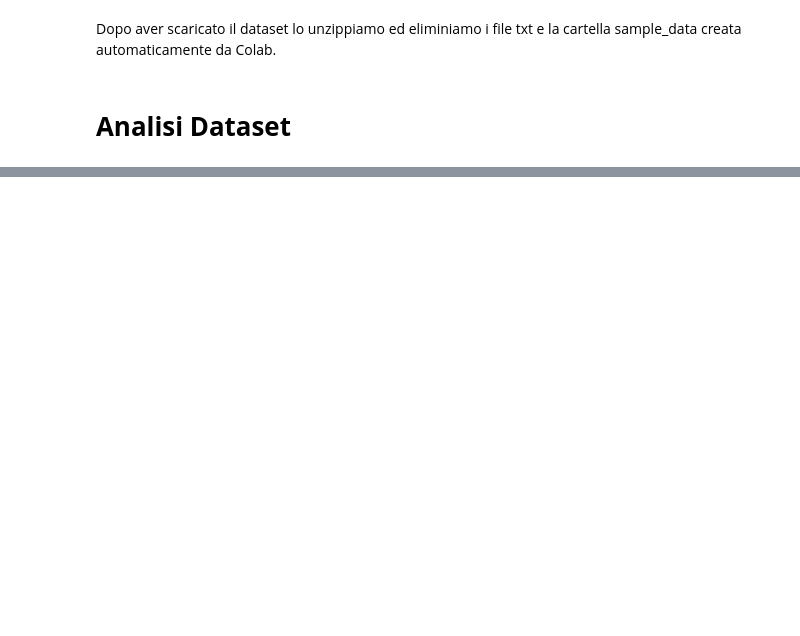
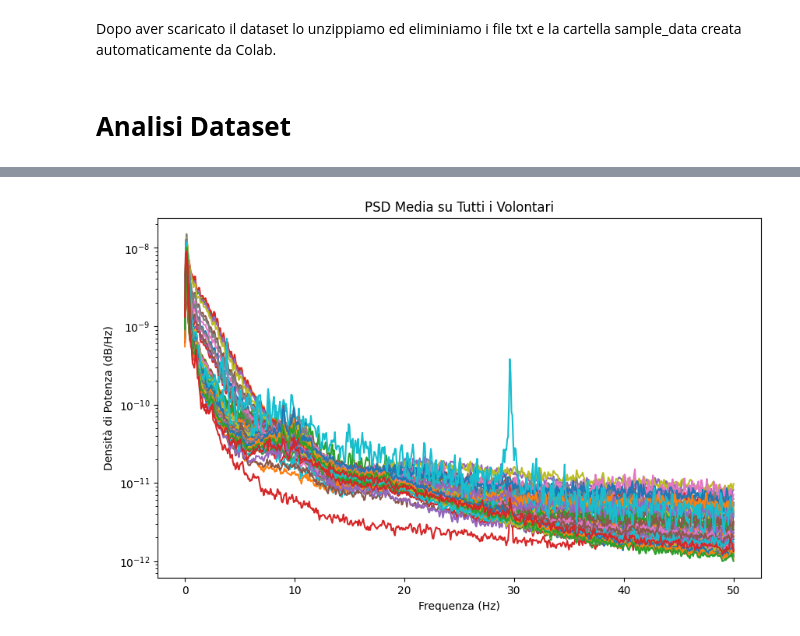
Before and after one commit to Cipe96/EEG-Recognition, a Jupyter notebook: Analisi_Dataset.ipynb, the cells around one changed output, grey strips where cells are left out. Saved outputs shown, nothing was run; the diff lists cells and outputs as text; code cells hidden in the pictures; blank space fills up the shorter version.

```diff
--- a/Analisi_Dataset.ipynb
+++ b/Analisi_Dataset.ipynb
@@ -95,6 +88,0 @@ Utilizziamo una funzione della libreria MNE per ricavare il numero di campioni p
-# %%
-%%capture
-campioni_per_classe = {}
-for i, file in enumerate(files):
-    raw_data = mne.io.read_raw_edf(f"{dataset_path}/{file}", preload=True, verbose = 'CRITICAL')
-    campioni_per_classe[classi[i]] = raw_data.n_times
@@ -294,0 +205,31 @@ Accuratezza sul test: 0.4220
+# %%
+#@title Valutazione della Coerenza delle Frequenze nel Dataset tramite la PSD media per canale
+
+psd_totale = None
+psd_frequenze = None
+
+for file in files:
+    raw_data = mne.io.read_raw_edf(f"{dataset_path}/{file}", preload=True, verbose='CRITICAL')
+    psd, freqs = raw_data.compute_psd(fmax=50, verbose=False).get_data(return_freqs=True)  # Calcola la PSD e ottieni le frequenze
+
+    # Somma la PSD per ciascun volontario
+    if psd_totale is None:
+        psd_totale = psd
+        psd_frequenze = freqs
+    else:
+        psd_totale += psd
+
+# Calcola la media della PSD
+psd_media = psd_totale / numero_classi
+
+# Visualizza la PSD media
+import matplotlib.pyplot as plt
+plt.figure(figsize=(10, 6))
+plt.yscale('log')  # Imposta una scala logaritmica sull'asse delle potenze
+plt.plot(psd_frequenze, psd_media.T)  # PSD media per ogni canale
+plt.xlabel('Frequenza (Hz)')
+plt.ylabel('Densità di Potenza (dB/Hz)')
+plt.title('PSD Media su Tutti i Volontari')
+plt.show()
+# %% [output]
+[figure, added]
```
Also changed, not shown: parts of 62 cells of this notebook.
